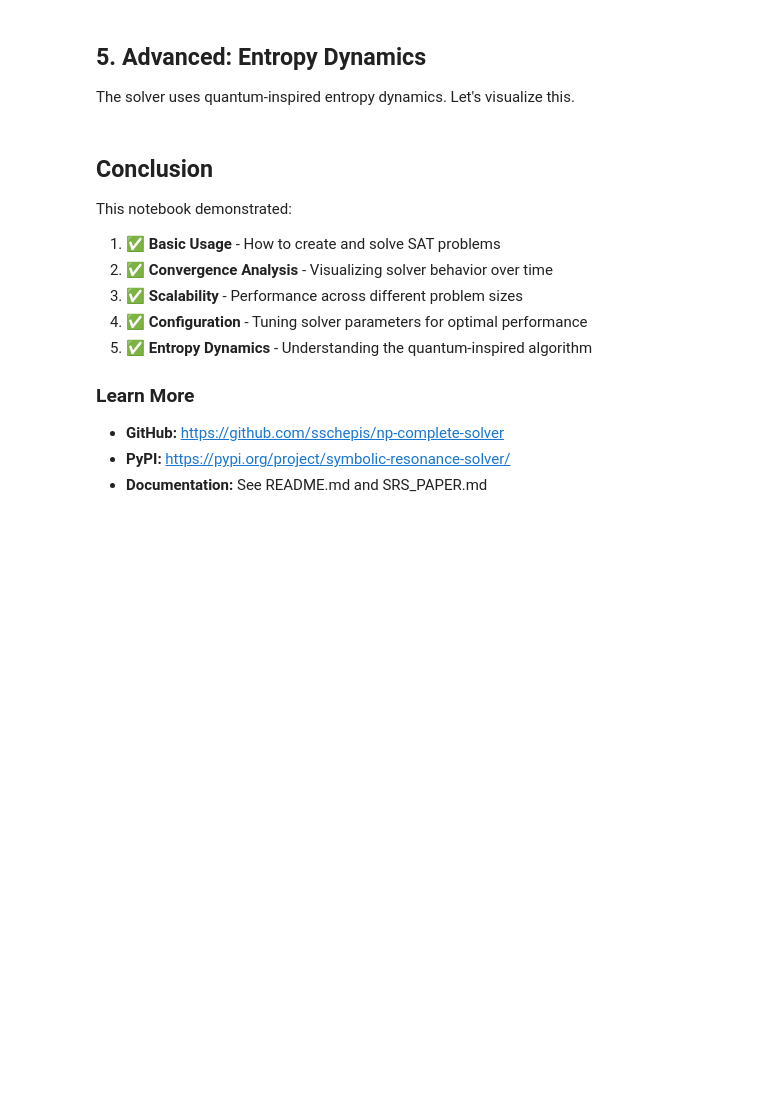
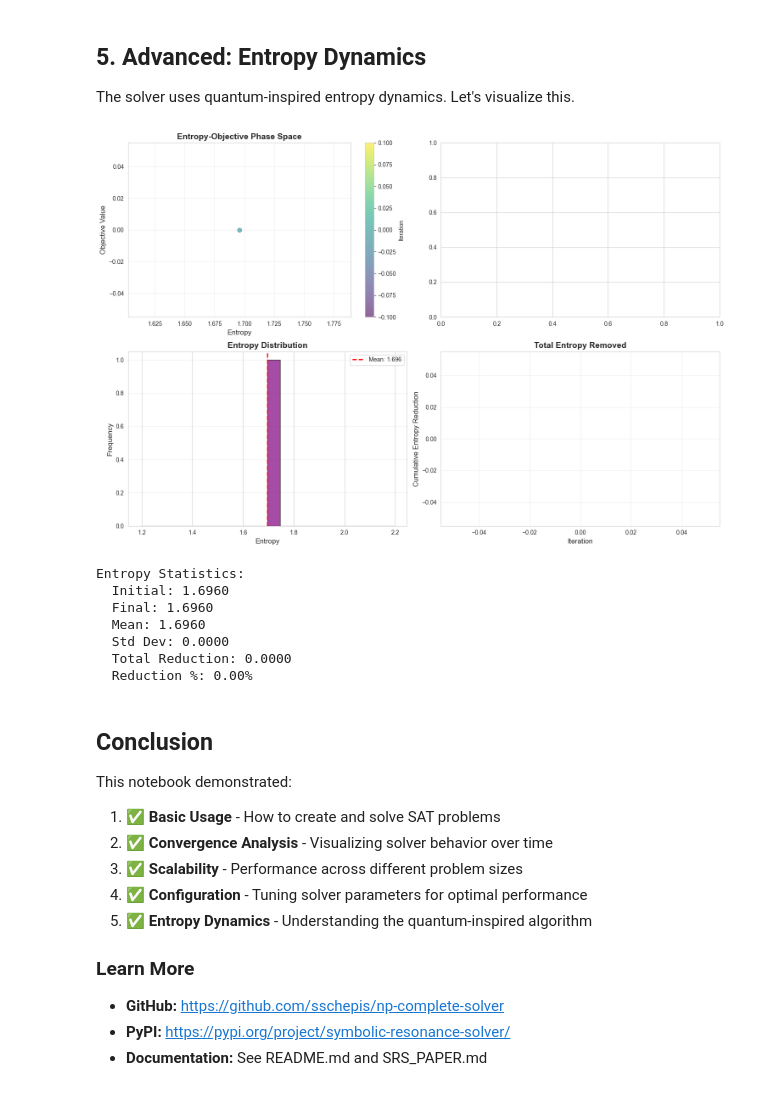
Before and after one commit to sschepis/symbolic-resonance-solver, a Jupyter notebook: notebooks/solver_demo.ipynb, the cells around one changed output. Drawn from its saved outputs; the diff is of its cells as text; code cells hidden in the pictures; blank space fills up the shorter version.

```diff
--- a/notebooks/solver_demo.ipynb
+++ b/notebooks/solver_demo.ipynb
@@ -37,15 +65,14 @@ clauses = [
     [(2, True), (3, False), (4, True)],   # (x2 ∨ ¬x3 ∨ x4)
 ]
 
-# Create constraint
-sat_constraint = SATConstraint(num_variables=5, clauses=clauses)
+# Create constraint clauses
+sat_clauses = [SATClause(clause) for clause in clauses]
 
 # Create problem
 problem = Problem(
     num_variables=5,
-    constraints=[sat_constraint],
-    name="Simple 3-SAT",
-    description="A small satisfiability problem"
+    constraints=sat_clauses,
+    name="Simple 3-SAT"
 )
 
 print(f"Problem: {problem.name}")
@@ -136,17 +191,17 @@ Let's test how the solver scales with problem size.
 def generate_random_3sat(num_vars, num_clauses, seed=42):
     """Generate a random 3-SAT problem."""
     np.random.seed(seed)
-    clauses = []
+    sat_clauses = []
 
     for _ in range(num_clauses):
         # Pick 3 random variables
         vars = np.random.choice(num_vars, size=3, replace=False)
-        # Random polarities
+        # Random polarities (False means not negated, True means negated)
         polarities = np.random.choice([True, False], size=3)
         clause = [(int(v), bool(p)) for v, p in zip(vars, polarities)]
-        clauses.append(clause)
+        sat_clauses.append(SATClause(clause))
 
-    return SATConstraint(num_variables=num_vars, clauses=clauses)
+    return sat_clauses
 
 # Test different problem sizes
 sizes = [5, 8, 10, 12, 15]
@@ -157,30 +212,30 @@ print("Testing solver scalability...\n")
 for size in sizes:
     # Create problem (using 4.3 * n clauses, typical for 3-SAT)
     num_clauses = int(4.3 * size)
-    constraint = generate_random_3sat(size, num_clauses)
+    clauses = generate_random_3sat(size, num_clauses)
     problem = Problem(
         num_variables=size,
-        constraints=[constraint],
+        constraints=clauses,
         name=f"3-SAT-{size}"
     )
 
     # Solve
     solver = SRSSolver()
-    solution = solver.solve(problem)
+    solution = problem.solve(solver, telemetry=True)
 
     # Record results
     satisfaction = (1.0 - solution.telemetry.violation_history[-1]) * 100
     results.append({
         'size': size,
         'clauses': num_clauses,
-        'time': solution.solve_time,
-        'iterations': solution.iterations,
+        'time': solution.compute_time,
+        'iterations': solution.found_at,
         'satisfaction': satisfaction,
-        'solved': solution.is_feasible
+        'solved': solution.feasible
     })
 
-    print(f"Size {size:2d}: {solution.solve_time:6.3f}s, "
-          f"{solution.iterations:4d} iters, "
+    print(f"Size {size:2d}: {solution.compute_time:6.3f}s, "
+          f"{solution.found_at:4d} iters, "
           f"{satisfaction:5.1f}% satisfied")
 
 print("\nDone!")
@@ -315,15 +393,15 @@ plt.show()
 The solver uses quantum-inspired entropy dynamics. Let's visualize this.
 # %%
 # Solve a problem and extract detailed telemetry
-constraint = generate_random_3sat(8, 34)
+clauses = generate_random_3sat(8, 34)
 problem = Problem(
     num_variables=8,
-    constraints=[constraint],
+    constraints=clauses,
     name="Entropy Analysis"
 )
 
 solver = SRSSolver()
-solution = solver.solve(problem)
+solution = problem.solve(solver, telemetry=True)
 
 # Analyze entropy dynamics
 telemetry = solution.telemetry
@@ -356,33 +434,42 @@ if len(entropy) > 1:
 # Plot 3: Entropy Distribution
 axes[1, 0].hist(entropy, bins=20, color='purple', alpha=0.7, edgecolor='black')
 axes[1, 0].axvline(np.mean(entropy), color='red', linestyle='--',
                    linewidth=2, label=f'Mean: {np.mean(entropy):.3f}')
 axes[1, 0].set_xlabel('Entropy', fontsize=12)
 axes[1, 0].set_ylabel('Frequency', fontsize=12)
 axes[1, 0].set_title('Entropy Distribution', fontsize=14, fontweight='bold')
 axes[1, 0].legend()
 axes[1, 0].grid(True, alpha=0.3, axis='y')
 
 # Plot 4: Cumulative Entropy Reduction
 cumulative_reduction = entropy[0] - entropy
 axes[1, 1].plot(cumulative_reduction, linewidth=2, color='green')
 axes[1, 1].fill_between(range(len(cumulative_reduction)),
                          cumulative_reduction, alpha=0.3, color='green')
 axes[1, 1].set_xlabel('Iteration', fontsize=12)
 axes[1, 1].set_ylabel('Cumulative Entropy Reduction', fontsize=12)
 axes[1, 1].set_title('Total Entropy Removed', fontsize=14, fontweight='bold')
 axes[1, 1].grid(True, alpha=0.3)
 
 plt.tight_layout()
 plt.show()
 
 print(f"\nEntropy Statistics:")
 print(f"  Initial: {entropy[0]:.4f}")
 print(f"  Final: {entropy[-1]:.4f}")
 print(f"  Mean: {np.mean(entropy):.4f}")
 print(f"  Std Dev: {np.std(entropy):.4f}")
 print(f"  Total Reduction: {entropy[0] - entropy[-1]:.4f}")
 print(f"  Reduction %: {((entropy[0] - entropy[-1]) / entropy[0] * 100):.2f}%")
+# %% [output]
+[figure, added]
+Entropy Statistics:
+  Initial: 1.6960
+  Final: 1.6960
+  Mean: 1.6960
+  Std Dev: 0.0000
+  Total Reduction: 0.0000
+  Reduction %: 0.00%
 # %% [markdown]
 ## Conclusion
 
```
Also changed, not shown: parts of 10 cells of this notebook, 7 other files.
